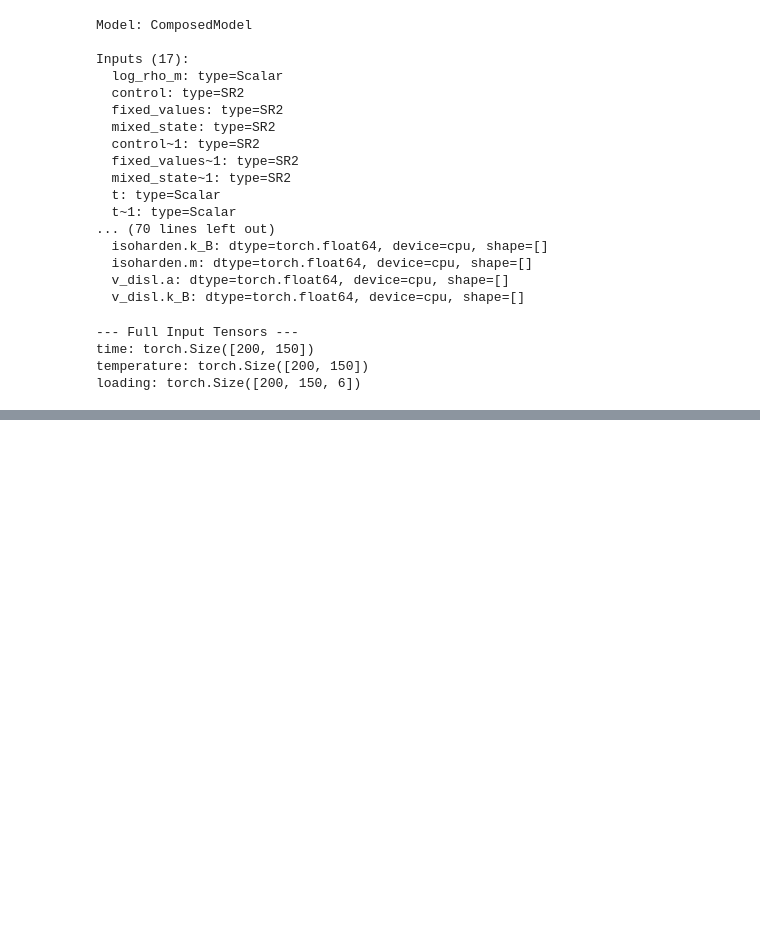
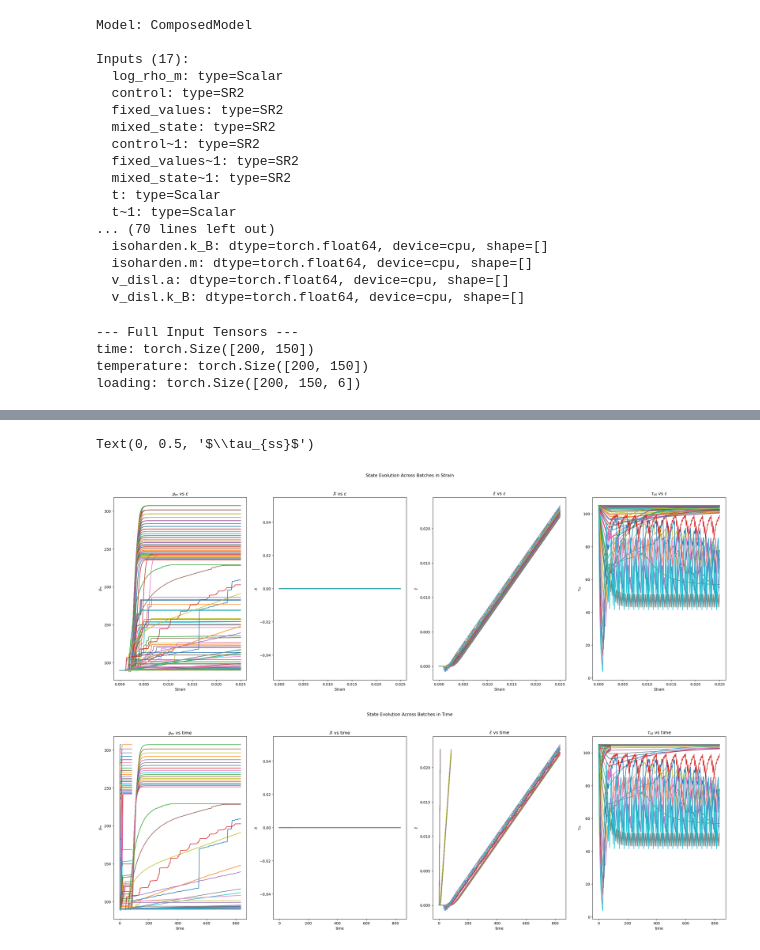
Before and after one commit to ColinMG2/neml2, a Jupyter notebook: cmg_projects/eurofer97_deterministic.ipynb, the cells around one changed output, grey strips where cells are left out. Saved outputs shown, nothing was run; the diff lists cells and outputs as text; code cells hidden in the pictures; blank space fills up the shorter version.

Commit message:
Plotted other state variables to begin diagnosis on implicit solve failure noise
Co-Authored-By: Claude Sonnet 5 <noreply@anthropic.com>

```diff
--- a/cmg_projects/eurofer97_deterministic.ipynb
+++ b/cmg_projects/eurofer97_deterministic.ipynb
@@ -606,0 +668,68 @@ NEML2 vs analytical tau_eff RMSE: 21.2815 MPa
+# %%
+fig_s, ax_s = plt.subplots(nrows=1, ncols=4, figsize=(30, 9))
+fig_s.suptitle("State Evolution Across Batches in Strain")
+
+fig_t, ax_t = plt.subplots(nrows=1, ncols=4, figsize=(30, 9))
+fig_t.suptitle("State Evolution Across Batches in Time")
+
+for i, (T, rate) in enumerate(conditions):
+    strain_hist = loading[:, i, 0].detach().cpu().numpy()
+    time_hist = times[:, i].detach().cpu().numpy()
+    rho_m_hist = np.exp(dbg_results[:, i, 6:7].detach().cpu().numpy())
+    X_hist = dbg_results[:, i, 7:8].detach().cpu().numpy()
+    ep_dot_hist = dbg_results[:, i, 13:14].detach().cpu().numpy()
+    tau_ss_hist = dbg_results[:, i, 14].detach().cpu().numpy()
+
+    ax_s[0].plot(
+        strain_hist, rho_m_hist, label=rf"$\dot{{\epsilon}}={rate:.2e}$ s$^{{-1}}$, T={T}K"
+    )
+    ax_t[0].plot(time_hist, rho_m_hist, label=rf"$\dot{{\epsilon}}={rate:.2e}$ s$^{{-1}}$, T={T}K")
+
+    ax_s[1].plot(strain_hist, X_hist, label=rf"$\dot{{\epsilon}}={rate:.2e}$ s$^{{-1}}$, T={T}K")
+    ax_t[1].plot(time_hist, X_hist, label=rf"$\dot{{\epsilon}}={rate:.2e}$ s$^{{-1}}$, T={T}K")
+
+    ax_s[2].plot(
+        strain_hist, ep_dot_hist, label=rf"$\dot{{\epsilon}}={rate:.2e}$ s$^{{-1}}$, T={T}K"
+    )
+    ax_t[2].plot(time_hist, ep_dot_hist, label=rf"$\dot{{\epsilon}}={rate:.2e}$ s$^{{-1}}$, T={T}K")
+
+    ax_s[3].plot(
+        strain_hist, tau_ss_hist, label=rf"$\dot{{\epsilon}}={rate:.2e}$ s$^{{-1}}$, T={T}K"
+    )
+    ax_t[3].plot(time_hist, tau_ss_hist, label=rf"$\dot{{\epsilon}}={rate:.2e}$ s$^{{-1}}$, T={T}K")
+
+ax_s[0].set_title(r"${\rho_m}$ vs $\epsilon$")
+ax_s[0].set_xlabel("Strain")
+ax_s[0].set_ylabel(r"$\rho_m$")
+
+ax_t[0].set_title(r"${\rho_m}$ vs time")
+ax_t[0].set_xlabel("time")
+ax_t[0].set_ylabel(r"$\rho_m$")
+
+ax_s[1].set_title(r"$\boldsymbol{{X}}$ vs $\epsilon$")
+ax_s[1].set_xlabel("Strain")
+ax_s[1].set_ylabel(r"$\boldsymbol{{X}}$")
+
+ax_t[1].set_title(r"$\boldsymbol{{X}}$ vs time")
+ax_t[1].set_xlabel("time")
+ax_t[1].set_ylabel(r"$\boldsymbol{{X}}$")
+
+ax_s[2].set_title(r"$\bar{{\epsilon}}$ vs $\epsilon$")
+ax_s[2].set_xlabel("Strain")
+ax_s[2].set_ylabel(r"$\bar{{\epsilon}}$")
+
+ax_t[2].set_title(r"$\bar{{\epsilon}}$ vs time")
+ax_t[2].set_xlabel("time")
+ax_t[2].set_ylabel(r"$\bar{{\epsilon}}$")
+
+ax_s[3].set_title(r"$\tau_{ss}$ vs $\epsilon$")
+ax_s[3].set_xlabel("Strain")
+ax_s[3].set_ylabel(r"$\tau_{ss}$")
+
+ax_t[3].set_title(r"$\tau_{ss}$ vs time")
+ax_t[3].set_xlabel("time")
+ax_t[3].set_ylabel(r"$\tau_{ss}$")
+# %% [output]
+Text(0, 0.5, '$\\tau_{ss}$')
+[figure, added]
+[figure, added]
```
Also changed, not shown: parts of 10 cells of this notebook, 2 other files.
